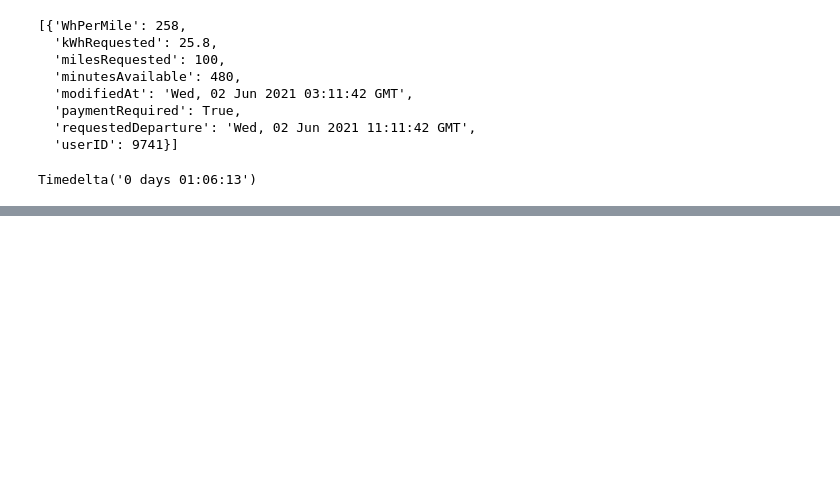
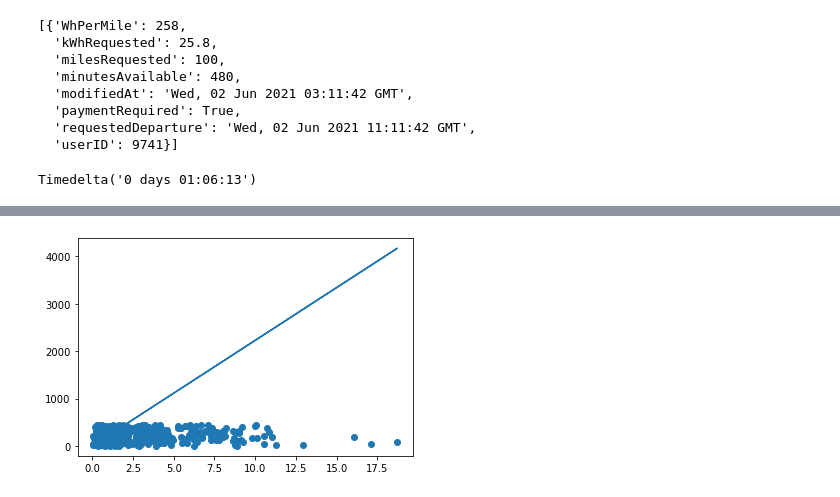
Before and after one commit to AbhiMani28/CE-295---EV-Flexibility, a Jupyter notebook: EV_Flexibility (2).ipynb, the cells around one changed output, grey strips where cells are left out. Drawn from its saved outputs; the diff is of its cells as text; code cells hidden in the pictures; blank space fills up the shorter version.

```diff
--- a/EV_Flexibility (2).ipynb
+++ b/EV_Flexibility (2).ipynb
@@ -214,0 +276,16 @@ Timedelta('0 days 01:06:13')
+# %%
+# MLE function
+# ml modeling and neg LL calculation
+def MLE_Norm(parameters):
+    # extract parameters
+    const, beta, std_dev = parameters
+    # predict the output
+    pred = const + beta*x
+    # Calculate the log-likelihood for normal distribution
+    LL = np.sum(stats.norm.logpdf(y, pred, std_dev))
+    # Calculate the negative log-likelihood
+    neg_LL = -1*LL
+    return neg_LL
+# minimize arguments: function, intial_guess_of_parameters, method
+mle_model = minimize(MLE_Norm, np.array([2,2,2]), method='L-BFGS-B')
+mle_model
@@ -214,0 +303,6 @@ Timedelta('0 days 01:06:13')
+# %%
+plt.scatter(x,y)
+plt.plot(x, mle_model['x'][0] * x + mle_model['x'][1])
+plt.show()
+# %% [output]
+[figure, added]
```
Also changed, not shown: parts of 12 cells of this notebook, 1 other file.
